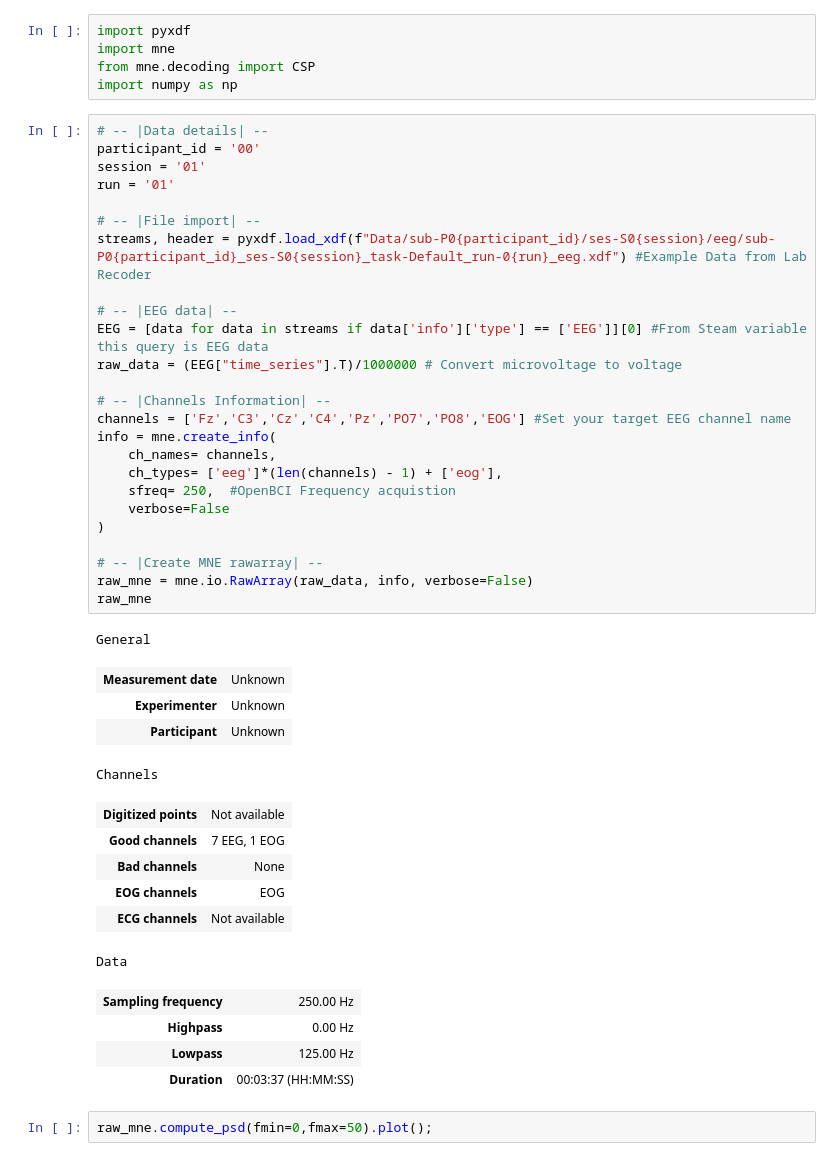
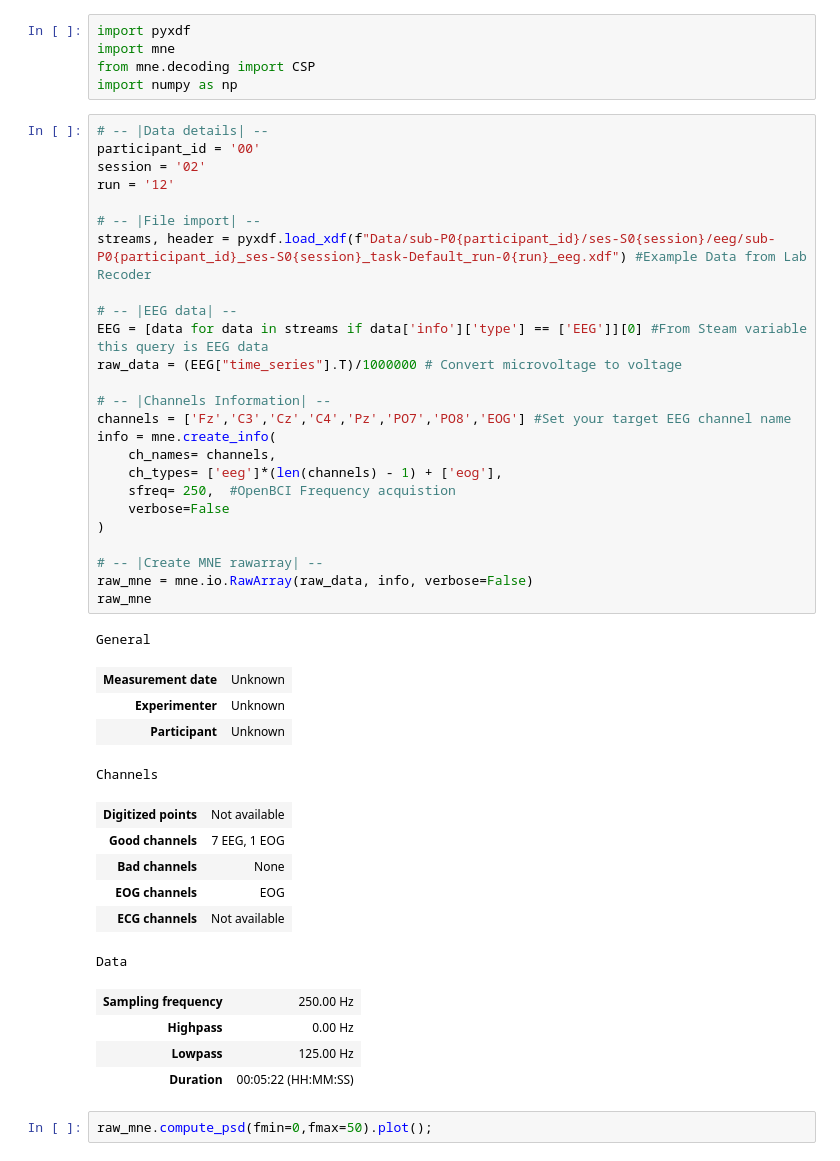
Before and after one commit to WasupolHengsritawat/Two-dimensional-Movement-Control-BCI, a Jupyter notebook: DataChecker.ipynb, the cells around one changed output. Cells and saved outputs as stored; diff of their text form.

```diff
--- a/DataChecker.ipynb
+++ b/DataChecker.ipynb
@@ -6,8 +6,8 @@ import numpy as np
 # %%
 # -- |Data details| --
 participant_id = '00'
-session = '01'
-run = '01'
+session = '02'
+run = '12'
 
 # -- |File import| --
 streams, header = pyxdf.load_xdf(f"Data/sub-P0{participant_id}/ses-S0{session}/eeg/sub-P0{participant_id}_ses-S0{session}_task-Default_run-0{run}_eeg.xdf") #Example Data from Lab Recoder
@@ -16,34 +16,34 @@ streams, header = pyxdf.load_xdf(f"Data/sub-P0{participant_id}/ses-S0{session}/e
 EEG = [data for data in streams if data['info']['type'] == ['EEG']][0] #From Steam variable this query is EEG data
 raw_data = (EEG["time_series"].T)/1000000 # Convert microvoltage to voltage
 
 # -- |Channels Information| --
 channels = ['Fz','C3','Cz','C4','Pz','PO7','PO8','EOG'] #Set your target EEG channel name
 info = mne.create_info(
     ch_names= channels,
     ch_types= ['eeg']*(len(channels) - 1) + ['eog'],
     sfreq= 250,  #OpenBCI Frequency acquistion
     verbose=False
 )
 
 # -- |Create MNE rawarray| --
 raw_mne = mne.io.RawArray(raw_data, info, verbose=False)
 raw_mne
 # %% [output]
 General
 | Measurement date | Unknown |
 | Experimenter | Unknown |
 | Participant | Unknown |
 Channels
 | Digitized points | Not available |
 | Good channels | 7 EEG, 1 EOG |
 | Bad channels | None |
 | EOG channels | EOG |
 | ECG channels | Not available |
 Data
 | Sampling frequency | 250.00 Hz |
 | Highpass | 0.00 Hz |
 | Lowpass | 125.00 Hz |
-| Duration | 00:03:37 (HH:MM:SS) |
+| Duration | 00:05:22 (HH:MM:SS) |
 # %%
 raw_mne.compute_psd(fmin=0,fmax=50).plot();
 # %% [output]
```
Also changed, not shown: parts of 4 cells of this notebook, 20 other files.
